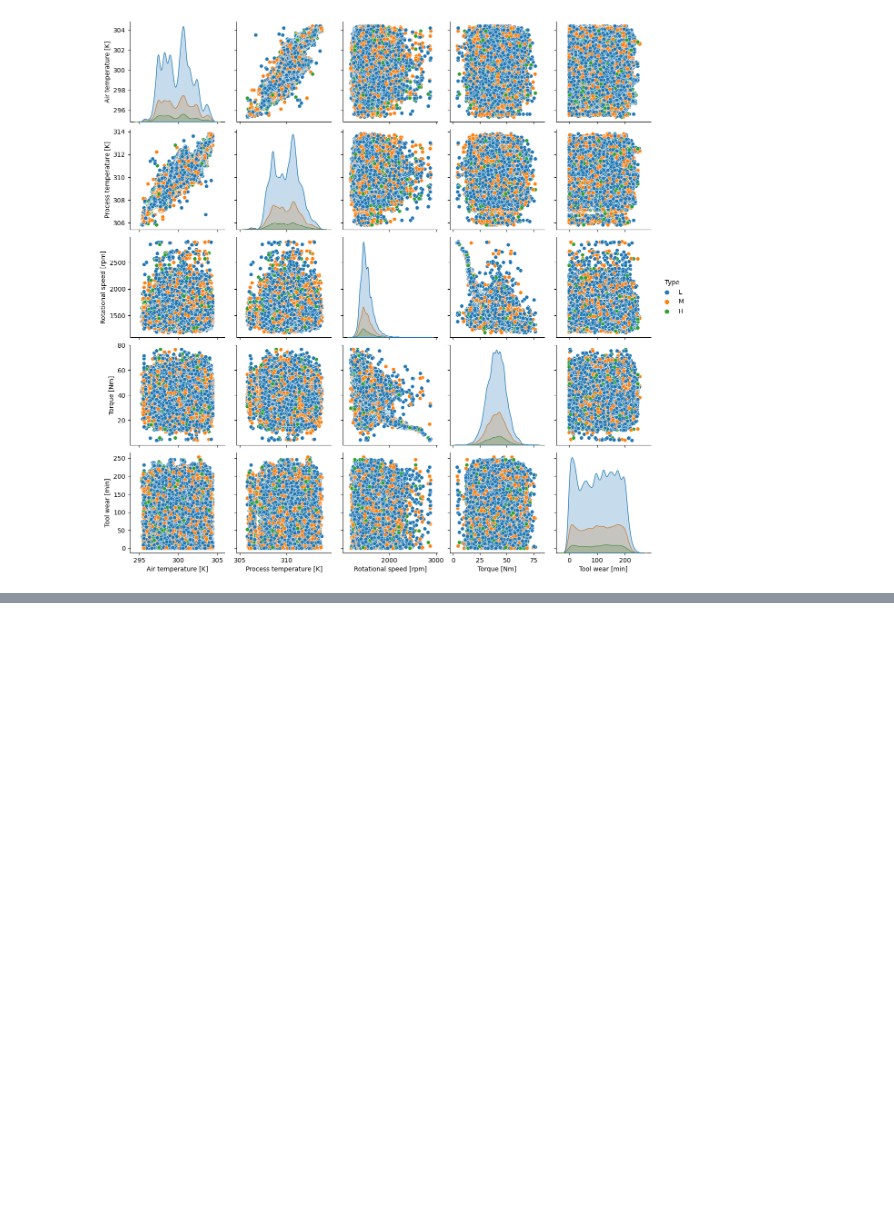
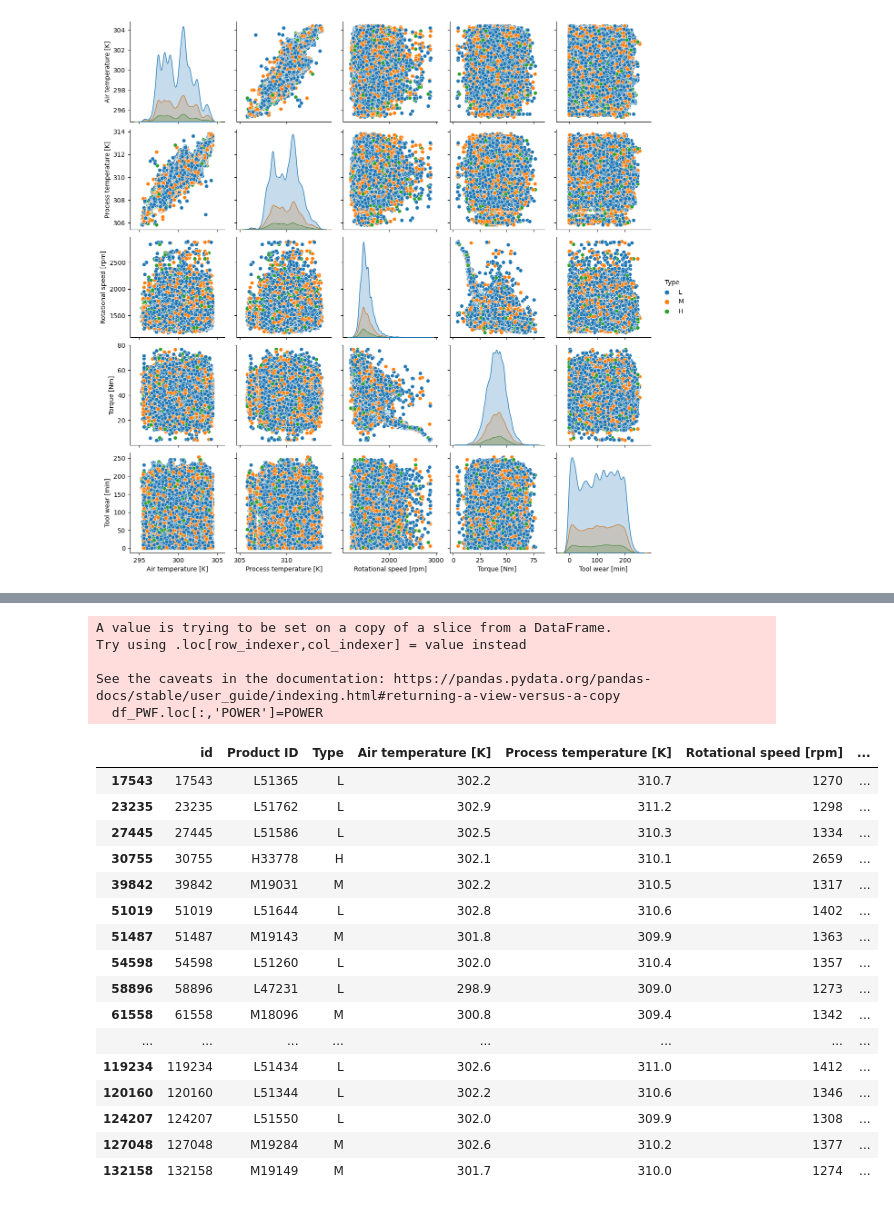
Before and after one commit to farnazashrafi/portfolio_project, a Jupyter notebook: notebooks/farnaz_test.ipynb, the cells around one changed output, grey strips where cells are left out. Cells and saved outputs as stored; diff of their text form; code cells hidden in the pictures; blank space fills up the shorter version.

```diff
--- a/notebooks/farnaz_test.ipynb
+++ b/notebooks/farnaz_test.ipynb
@@ -141,0 +172,8 @@ sns.pairplot(data=df.loc[:, cols], hue='Type')
+# %%
+df_HDF=df[df.loc[:,'HDF']==1]
+air_process_temp=df_HDF.loc[:,'Process temperature [K]']-df_HDF.loc[:,'Air temperature [K]']
+df_HDF.loc[:,'air_process_temp']=air_process_temp
+print(air_process_temp.max())
+print(air_process_temp.min())
+mask=(df_HDF.loc[:,"Rotational speed [rpm]"]>1380) & (df_HDF.loc[:,"air_process_temp" ] >8.6)
+df_HDF.loc[mask,:]
@@ -141,0 +202,30 @@ sns.pairplot(data=df.loc[:, cols], hue='Type')
+# %%
+df_PWF=df[df.loc[:,'PWF']==1]
+POWER=df_PWF.loc[:,'Torque [Nm]']* df_HDF.loc[:,'Rotational speed [rpm]']
+df_PWF.loc[:,'POWER']=POWER
+
+mask_PWF=(df_PWF.loc[:,"POWER"] <9000) | (df_PWF.loc[:,"POWER"] >3500 )
+df_PWF.loc[mask_PWF,:]
+# %% [output]
+A value is trying to be set on a copy of a slice from a DataFrame.
+Try using .loc[row_indexer,col_indexer] = value instead
+
+See the caveats in the documentation: https://pandas.pydata.org/pandas-docs/stable/user_guide/indexing.html#returning-a-view-versus-a-copy
+  df_PWF.loc[:,'POWER']=POWER
+|  | id | Product ID | Type | Air temperature [K] | Process temperature [K] | Rotational speed [rpm] | ... |
+| 17543 | 17543 | L51365 | L | 302.2 | 310.7 | 1270 | ... |
+| 23235 | 23235 | L51762 | L | 302.9 | 311.2 | 1298 | ... |
+| 27445 | 27445 | L51586 | L | 302.5 | 310.3 | 1334 | ... |
+| 30755 | 30755 | H33778 | H | 302.1 | 310.1 | 2659 | ... |
+| 39842 | 39842 | M19031 | M | 302.2 | 310.5 | 1317 | ... |
+| 51019 | 51019 | L51644 | L | 302.8 | 310.6 | 1402 | ... |
+| 51487 | 51487 | M19143 | M | 301.8 | 309.9 | 1363 | ... |
+| 54598 | 54598 | L51260 | L | 302.0 | 310.4 | 1357 | ... |
+| 58896 | 58896 | L47231 | L | 298.9 | 309.0 | 1273 | ... |
+| 61558 | 61558 | M18096 | M | 300.8 | 309.4 | 1342 | ... |
+| ... | ... | ... | ... | ... | ... | ... | ... |
+| 119234 | 119234 | L51434 | L | 302.6 | 311.0 | 1412 | ... |
+| 120160 | 120160 | L51344 | L | 302.2 | 310.6 | 1346 | ... |
+| 124207 | 124207 | L51550 | L | 302.0 | 309.9 | 1308 | ... |
+| 127048 | 127048 | M19284 | M | 302.6 | 310.2 | 1377 | ... |
+| 132158 | 132158 | M19149 | M | 301.7 | 310.0 | 1274 | ... |
```
Also changed, not shown: parts of 20 cells of this notebook.
